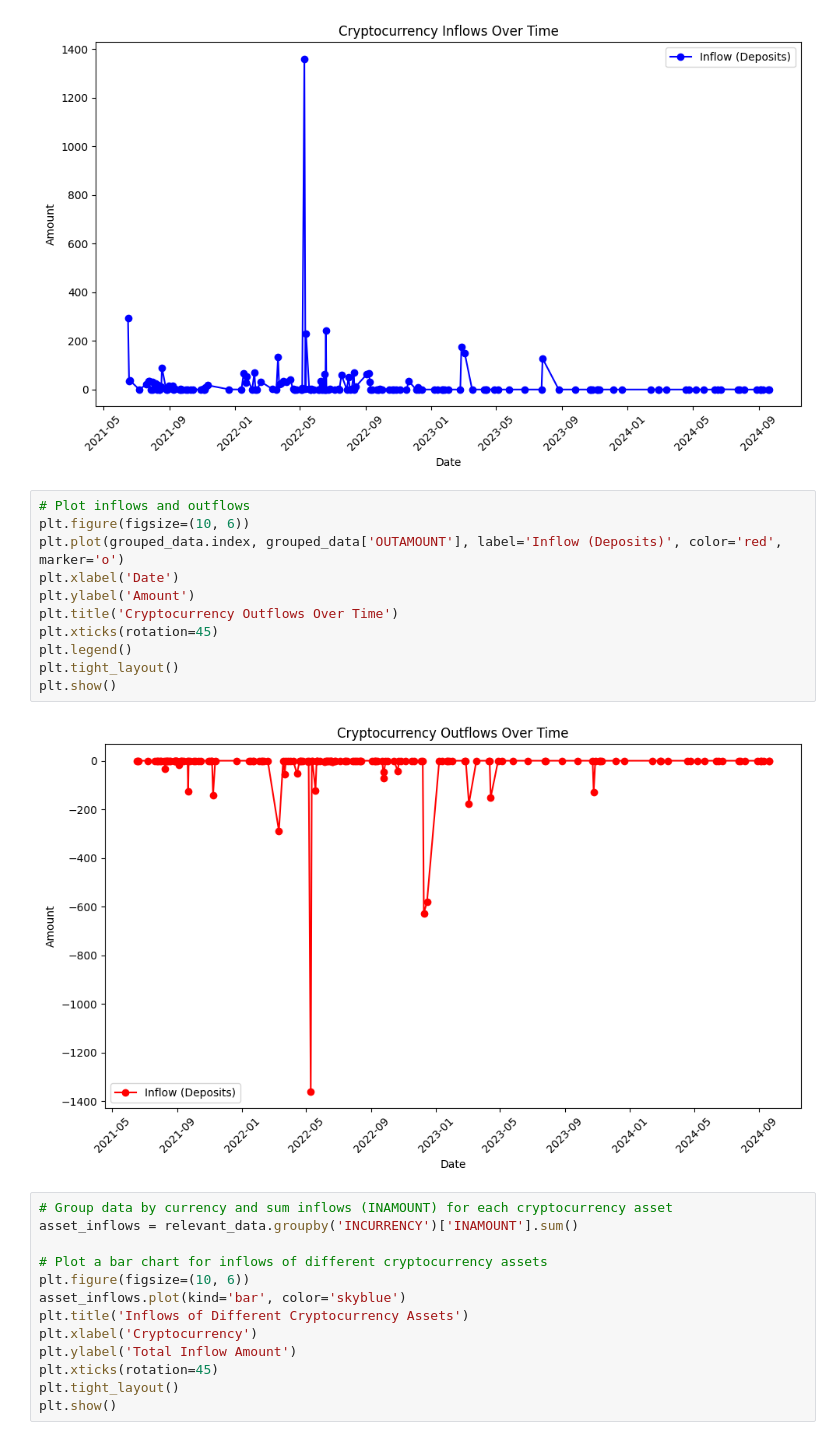
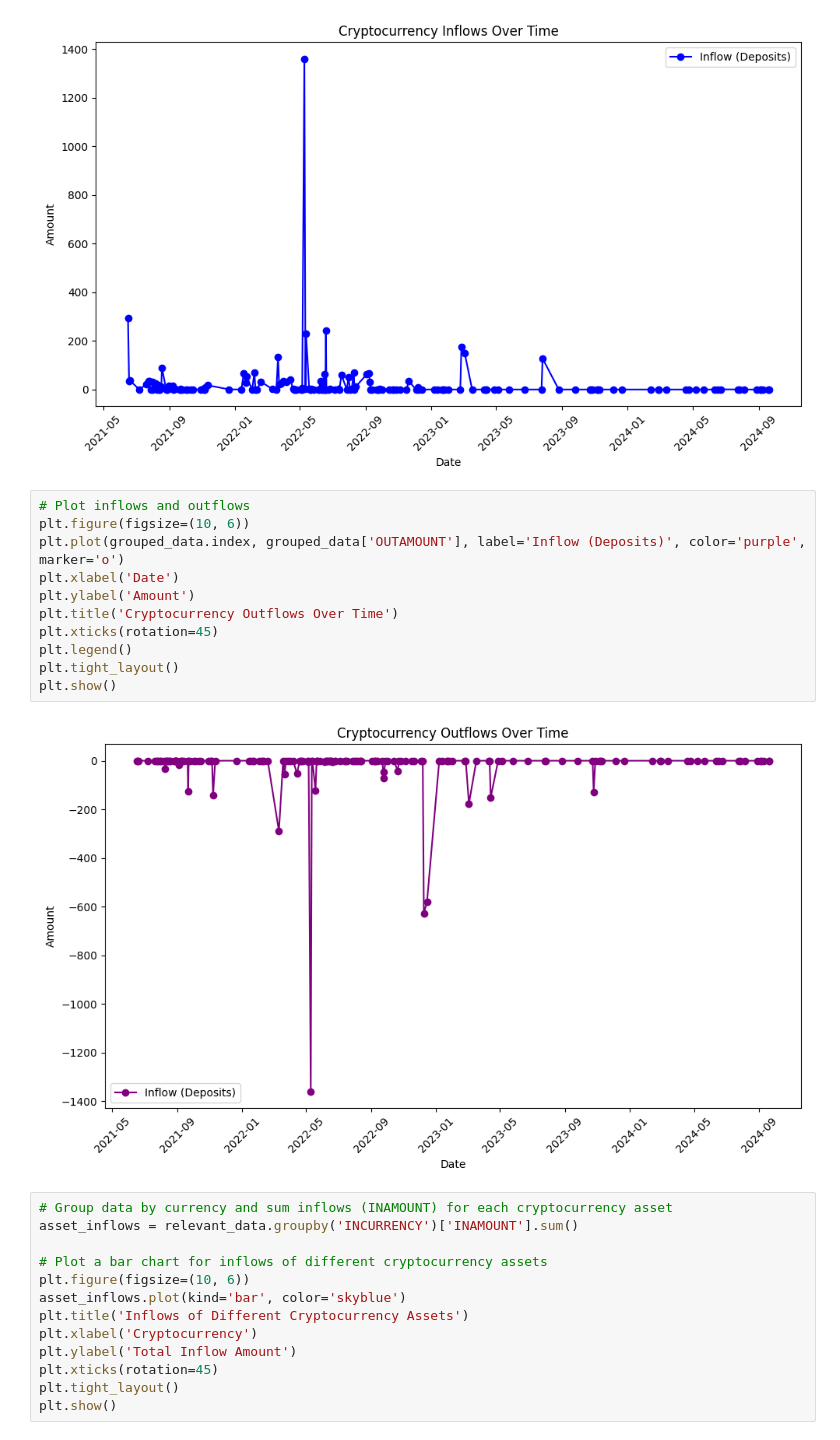
Before and after one commit to gappeah/exodus_analysis, a Jupyter notebook: main.ipynb, the cells around one changed output. Saved outputs shown, nothing was run; the diff lists cells and outputs as text.

```diff
--- a/main.ipynb
+++ b/main.ipynb
@@ -105,16 +108,16 @@ plt.show()
 # %%
 # Plot inflows and outflows
 plt.figure(figsize=(10, 6))
-plt.plot(grouped_data.index, grouped_data['OUTAMOUNT'], label='Inflow (Deposits)', color='red', marker='o')
+plt.plot(grouped_data.index, grouped_data['OUTAMOUNT'], label='Inflow (Deposits)', color='purple', marker='o')
 plt.xlabel('Date')
 plt.ylabel('Amount')
 plt.title('Cryptocurrency Outflows Over Time')
 plt.xticks(rotation=45)
 plt.legend()
 plt.tight_layout()
 plt.show()
 # %% [output]
-[figure, old version]
+[figure, new version]
 # %%
 # Group data by currency and sum inflows (INAMOUNT) for each cryptocurrency asset
 asset_inflows = relevant_data.groupby('INCURRENCY')['INAMOUNT'].sum()
```
Also changed, not shown: parts of 7 cells of this notebook.
